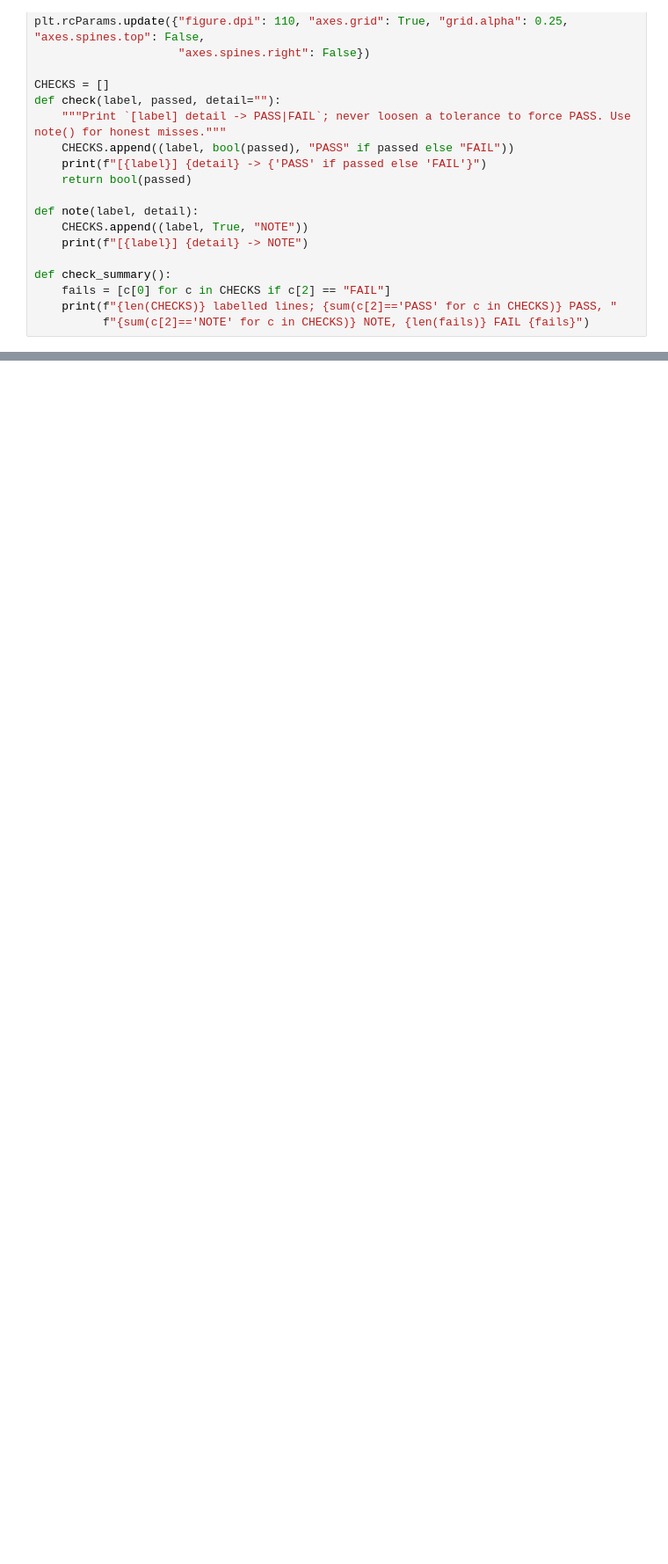
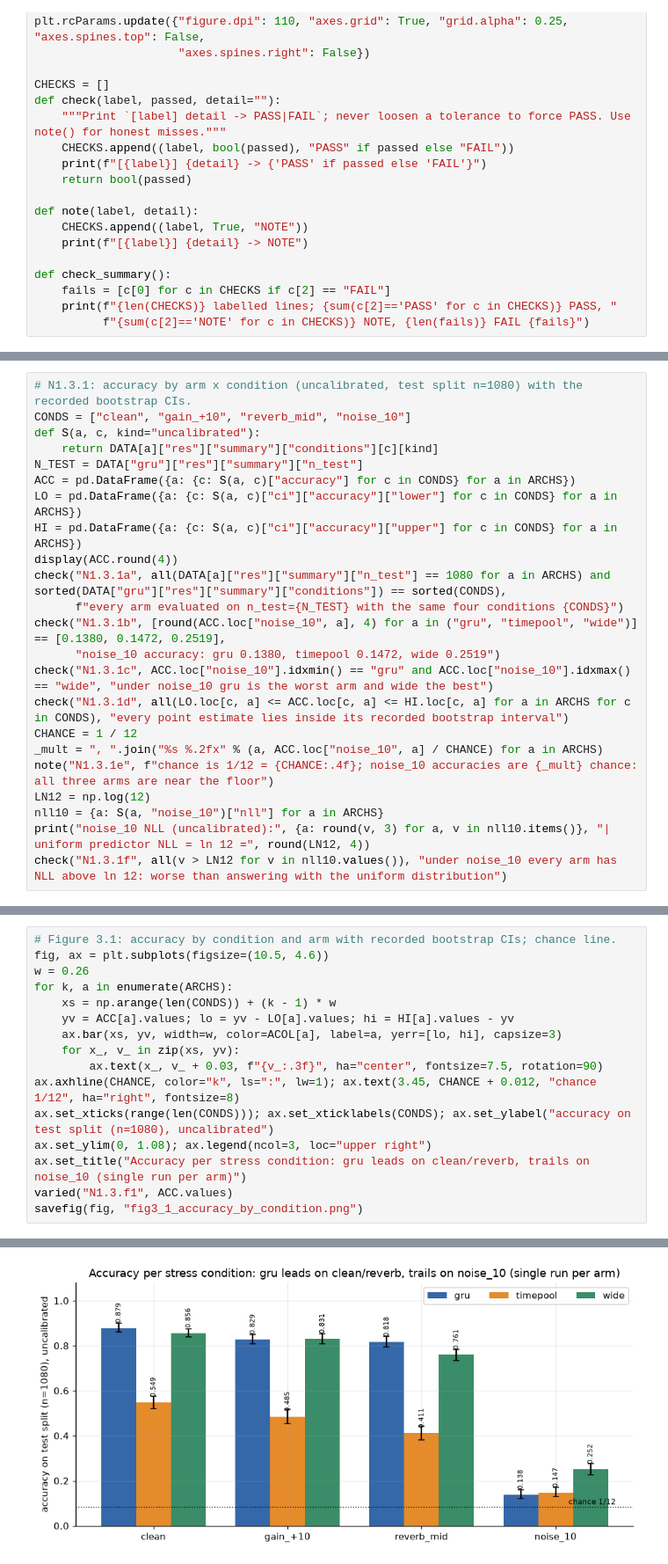
Before and after one commit to us-llm-engineer/applied-deep-learning, a Jupyter notebook: notebooks/01_research_foundations.ipynb, the cells around one changed output, grey strips where cells are left out. Shown at 88% size. Cells and saved outputs as stored; diff of their text form; blank space fills up the shorter version.

```diff
--- a/notebooks/01_research_foundations.ipynb
+++ b/notebooks/01_research_foundations.ipynb
@@ -3333,0 +544,23 @@ check_summary()
+# %%
+# N1.3.1: accuracy by arm x condition (uncalibrated, test split n=1080) with the recorded bootstrap CIs.
+CONDS = ["clean", "gain_+10", "reverb_mid", "noise_10"]
+def S(a, c, kind="uncalibrated"):
+    return DATA[a]["res"]["summary"]["conditions"][c][kind]
+N_TEST = DATA["gru"]["res"]["summary"]["n_test"]
+ACC = pd.DataFrame({a: {c: S(a, c)["accuracy"] for c in CONDS} for a in ARCHS})
+LO = pd.DataFrame({a: {c: S(a, c)["ci"]["accuracy"]["lower"] for c in CONDS} for a in ARCHS})
+HI = pd.DataFrame({a: {c: S(a, c)["ci"]["accuracy"]["upper"] for c in CONDS} for a in ARCHS})
+display(ACC.round(4))
+check("N1.3.1a", all(DATA[a]["res"]["summary"]["n_test"] == 1080 for a in ARCHS) and sorted(DATA["gru"]["res"]["summary"]["conditions"]) == sorted(CONDS),
+      f"every arm evaluated on n_test={N_TEST} with the same four conditions {CONDS}")
+check("N1.3.1b", [round(ACC.loc["noise_10", a], 4) for a in ("gru", "timepool", "wide")] == [0.1380, 0.1472, 0.2519],
+      "noise_10 accuracy: gru 0.1380, timepool 0.1472, wide 0.2519")
+check("N1.3.1c", ACC.loc["noise_10"].idxmin() == "gru" and ACC.loc["noise_10"].idxmax() == "wide", "under noise_10 gru is the worst arm and wide the best")
+check("N1.3.1d", all(LO.loc[c, a] <= ACC.loc[c, a] <= HI.loc[c, a] for a in ARCHS for c in CONDS), "every point estimate lies inside its recorded bootstrap interval")
+CHANCE = 1 / 12
+_mult = ", ".join("%s %.2fx" % (a, ACC.loc["noise_10", a] / CHANCE) for a in ARCHS)
+note("N1.3.1e", f"chance is 1/12 = {CHANCE:.4f}; noise_10 accuracies are {_mult} chance: all three arms are near the floor")
+LN12 = np.log(12)
+nll10 = {a: S(a, "noise_10")["nll"] for a in ARCHS}
+print("noise_10 NLL (uncalibrated):", {a: round(v, 3) for a, v in nll10.items()}, "| uniform predictor NLL = ln 12 =", round(LN12, 4))
+check("N1.3.1f", all(v > LN12 for v in nll10.values()), "under noise_10 every arm has NLL above ln 12: worse than answering with the uniform distribution")
@@ -3333,0 +626,17 @@ check_summary()
+# %%
+# Figure 3.1: accuracy by condition and arm with recorded bootstrap CIs; chance line.
+fig, ax = plt.subplots(figsize=(10.5, 4.6))
+w = 0.26
+for k, a in enumerate(ARCHS):
+    xs = np.arange(len(CONDS)) + (k - 1) * w
+    yv = ACC[a].values; lo = yv - LO[a].values; hi = HI[a].values - yv
+    ax.bar(xs, yv, width=w, color=ACOL[a], label=a, yerr=[lo, hi], capsize=3)
+    for x_, v_ in zip(xs, yv):
+        ax.text(x_, v_ + 0.03, f"{v_:.3f}", ha="center", fontsize=7.5, rotation=90)
+ax.axhline(CHANCE, color="k", ls=":", lw=1); ax.text(3.45, CHANCE + 0.012, "chance 1/12", ha="right", fontsize=8)
+ax.set_xticks(range(len(CONDS))); ax.set_xticklabels(CONDS); ax.set_ylabel("accuracy on test split (n=1080), uncalibrated")
+ax.set_ylim(0, 1.08); ax.legend(ncol=3, loc="upper right")
+ax.set_title("Accuracy per stress condition: gru leads on clean/reverb, trails on noise_10 (single run per arm)")
+varied("N1.3.f1", ACC.values)
+savefig(fig, "fig3_1_accuracy_by_condition.png")
+# %% [output]
@@ -3333,0 +644 @@ check_summary()
+[figure, added]
```
Also changed, not shown: parts of 201 cells of this notebook, 5 other files.
